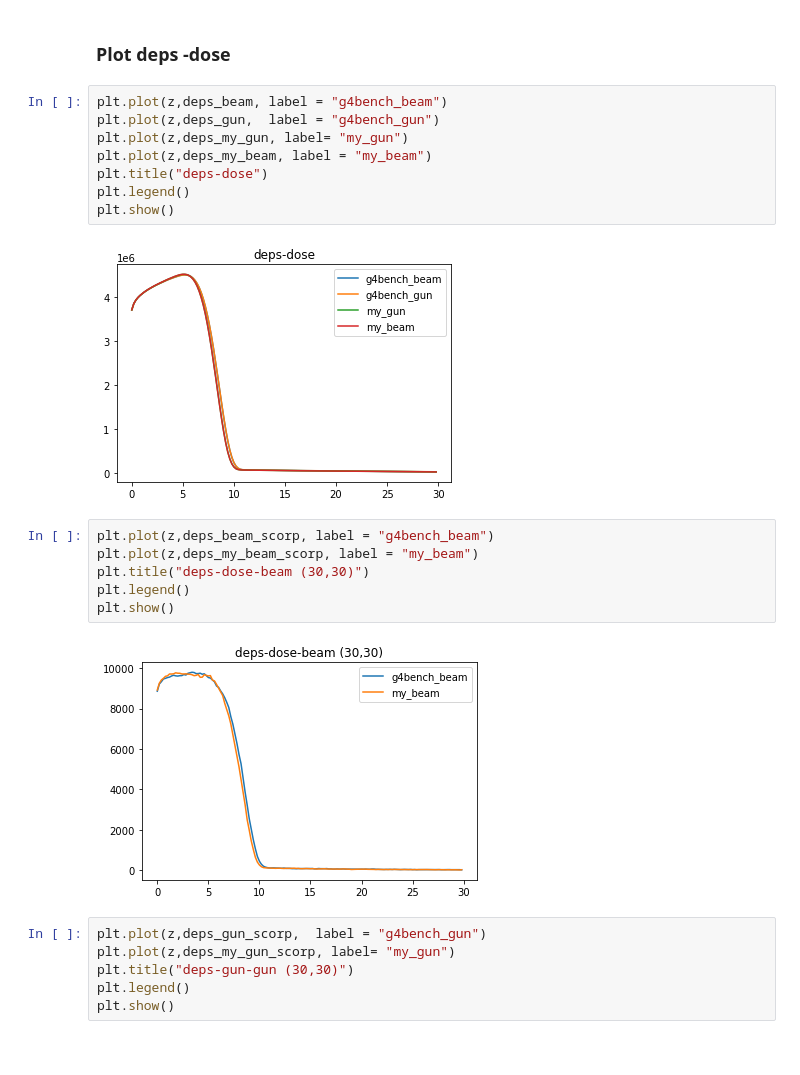
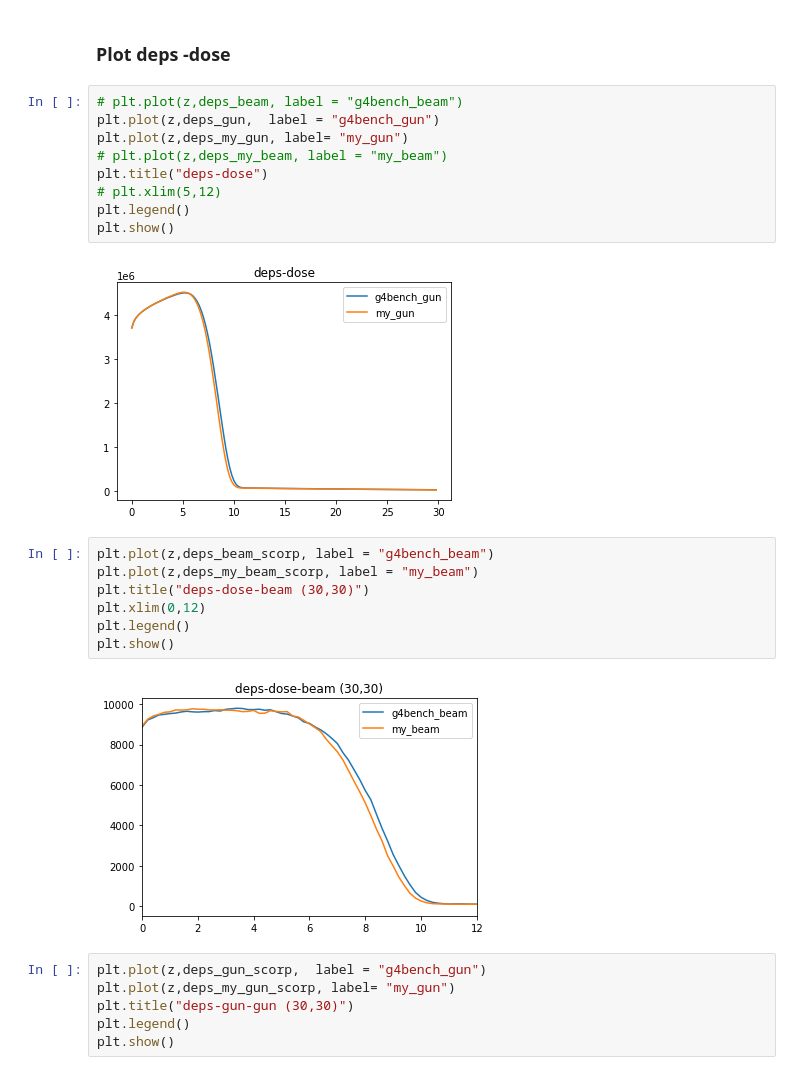
Before and after one commit to yoshi-jun/note, a Jupyter notebook: plt-dose-deps.ipynb, the cells around one changed output. Cells and saved outputs as stored; diff of their text form.

```diff
--- a/plt-dose-deps.ipynb
+++ b/plt-dose-deps.ipynb
@@ -58,23 +58,25 @@ z,deps_gun_scorp = MakeDoseList_scorp("/home/yoshijun/Work/g4bench/build/vgeo/g4
 # %% [markdown]
 ### Plot deps -dose
 # %%
-plt.plot(z,deps_beam, label = "g4bench_beam")
+# plt.plot(z,deps_beam, label = "g4bench_beam")
 plt.plot(z,deps_gun,  label = "g4bench_gun")
 plt.plot(z,deps_my_gun, label= "my_gun")
-plt.plot(z,deps_my_beam, label = "my_beam")
+# plt.plot(z,deps_my_beam, label = "my_beam")
 plt.title("deps-dose")
+# plt.xlim(5,12)
 plt.legend()
 plt.show()
 # %% [output]
-[figure, old version]
+[figure, new version]
 # %%
 plt.plot(z,deps_beam_scorp, label = "g4bench_beam")
 plt.plot(z,deps_my_beam_scorp, label = "my_beam")
 plt.title("deps-dose-beam (30,30)")
+plt.xlim(0,12)
 plt.legend()
 plt.show()
 # %% [output]
-[figure, old version]
+[figure, new version]
 # %%
 plt.plot(z,deps_gun_scorp,  label = "g4bench_gun")
 plt.plot(z,deps_my_gun_scorp, label= "my_gun")
```
Also changed, not shown: parts of 10 cells of this notebook.
